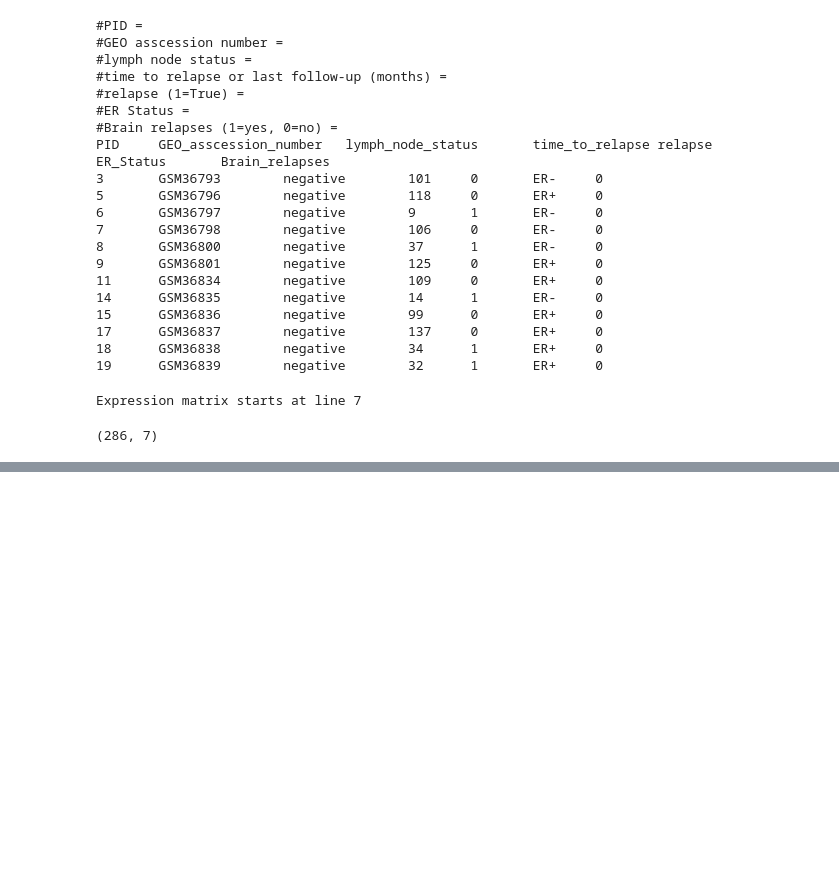
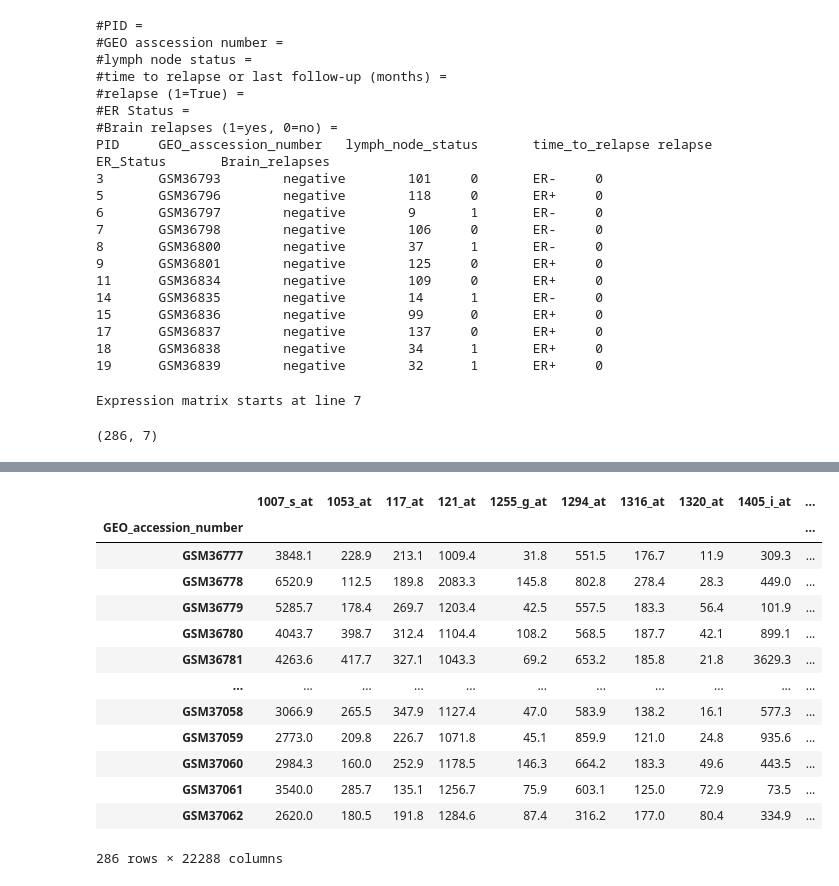
Before and after one commit to Ishwor-git/ARM_for_genome, a Jupyter notebook: src/preprocessing/dataview.ipynb, the cells around one changed output, grey strips where cells are left out. Cells and saved outputs as stored; diff of their text form; code cells hidden in the pictures; blank space fills up the shorter version.

Commit message:
data preprocessing completed

```diff
--- a/src/preprocessing/dataview.ipynb
+++ b/src/preprocessing/dataview.ipynb
@@ -145,0 +147,2 @@ dfc.head()
+# %%
+dfe = dfe.drop(["!series_matrix_table_end"], axis=1)
@@ -145,0 +177,4 @@ dfc.head()
+# %%
+dfe.index.name = "GEO_accession_number"
+dfe = dfe.T
+dfe.head()
@@ -145,0 +199,6 @@ dfc.head()
+# %%
+data = dfe.merge(
+    dfc,
+    left_index=True,
+    right_on="GEO_accession_number"
+)
@@ -145,0 +215,17 @@ dfc.head()
+# %%
+data.set_index("GEO_accession_number")
+# %% [output]
+|  | 1007_s_at | 1053_at | 117_at | 121_at | 1255_g_at | 1294_at | 1316_at | 1320_at | 1405_i_at | ... |
+| GEO_accession_number |  |  |  |  |  |  |  |  |  | ... |
+| GSM36777 | 3848.1 | 228.9 | 213.1 | 1009.4 | 31.8 | 551.5 | 176.7 | 11.9 | 309.3 | ... |
+| GSM36778 | 6520.9 | 112.5 | 189.8 | 2083.3 | 145.8 | 802.8 | 278.4 | 28.3 | 449.0 | ... |
+| GSM36779 | 5285.7 | 178.4 | 269.7 | 1203.4 | 42.5 | 557.5 | 183.3 | 56.4 | 101.9 | ... |
+| GSM36780 | 4043.7 | 398.7 | 312.4 | 1104.4 | 108.2 | 568.5 | 187.7 | 42.1 | 899.1 | ... |
+| GSM36781 | 4263.6 | 417.7 | 327.1 | 1043.3 | 69.2 | 653.2 | 185.8 | 21.8 | 3629.3 | ... |
+| ... | ... | ... | ... | ... | ... | ... | ... | ... | ... | ... |
+| GSM37058 | 3066.9 | 265.5 | 347.9 | 1127.4 | 47.0 | 583.9 | 138.2 | 16.1 | 577.3 | ... |
+| GSM37059 | 2773.0 | 209.8 | 226.7 | 1071.8 | 45.1 | 859.9 | 121.0 | 24.8 | 935.6 | ... |
+| GSM37060 | 2984.3 | 160.0 | 252.9 | 1178.5 | 146.3 | 664.2 | 183.3 | 49.6 | 443.5 | ... |
+| GSM37061 | 3540.0 | 285.7 | 135.1 | 1256.7 | 75.9 | 603.1 | 125.0 | 72.9 | 73.5 | ... |
+| GSM37062 | 2620.0 | 180.5 | 191.8 | 1284.6 | 87.4 | 316.2 | 177.0 | 80.4 | 334.9 | ... |
+286 rows × 22288 columns
```
Also changed, not shown: parts of 15 cells of this notebook.
